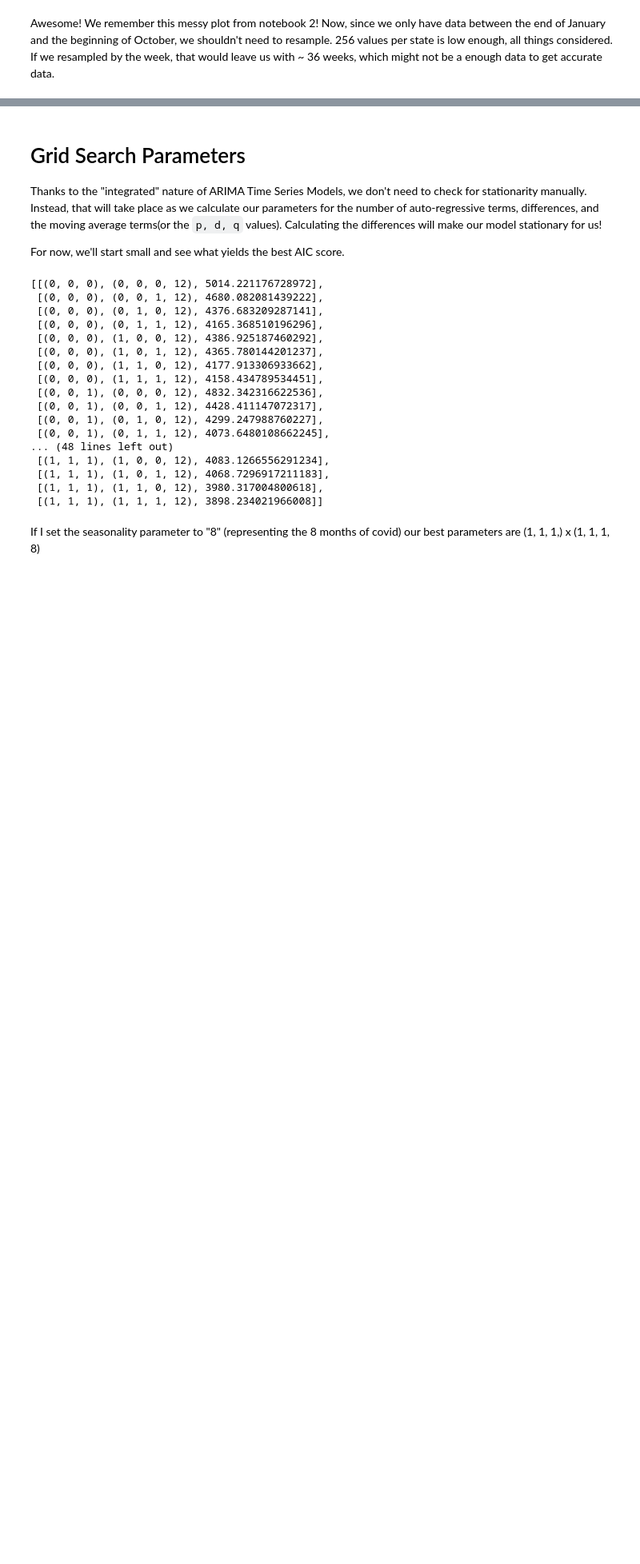
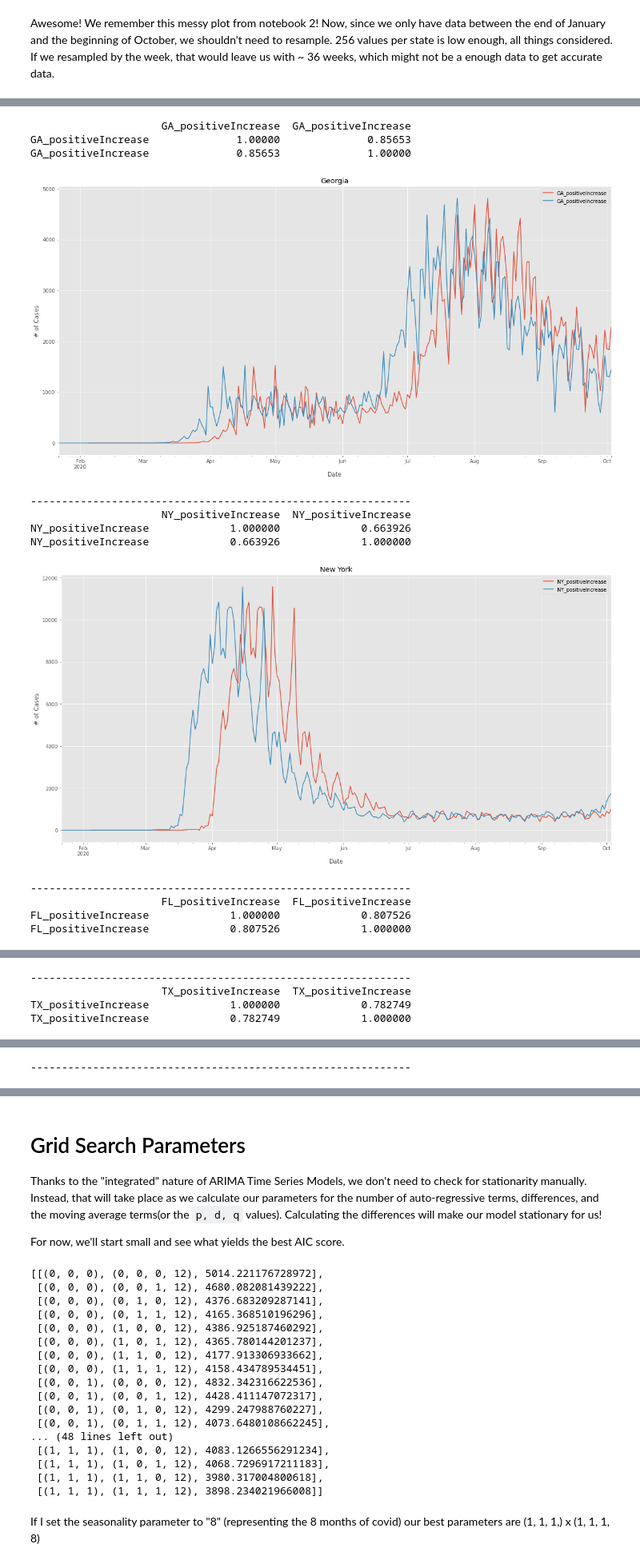
Before and after one commit to bmauss/COVID_Forecast, a Jupyter notebook: 3 ARIMA Modeling.ipynb, the cells around one changed output, grey strips where cells are left out. Shown at 80% size. Cells and saved outputs as stored; diff of their text form; code cells hidden in the pictures; blank space fills up the shorter version.

```diff
--- a/3 ARIMA Modeling.ipynb
+++ b/3 ARIMA Modeling.ipynb
@@ -94,0 +164,42 @@ Awesome! We remember this messy plot from notebook 2!  Now, since we only have d
+# %%
+# Georgia
+ga_lag_14 = lag(ga, 14)
+
+# New York
+ny_lag_14 = lag(ny, 14)
+
+# Florida
+fl_lag_14 = lag(fl, 14)
+
+# Texas
+tx_lag_14 = lag(tx, 14)
+# %%
+# Loop through and print out the correlation and plots for each
+# lagged dataframe
+
+states = [ga_lag_14, ny_lag_14, fl_lag_14, tx_lag_14]
+
+titles = ['Georgia', 'New York', 'Florida', 'Texas']
+
+for i in range(len(states)):
+    print(states[i].corr())
+    states[i].plot(figsize=(20, 10))
+    plt.xlabel('Date')
+    plt.ylabel('# of Cases')
+    plt.title(titles[i])
+    plt.show();
+    print('-------------------------------------------------------------')
+# %% [output]
+                     GA_positiveIncrease  GA_positiveIncrease
+GA_positiveIncrease              1.00000              0.85653
+GA_positiveIncrease              0.85653              1.00000
+[figure, added]
+-------------------------------------------------------------
+                     NY_positiveIncrease  NY_positiveIncrease
+NY_positiveIncrease             1.000000             0.663926
+NY_positiveIncrease             0.663926             1.000000
+[figure, added]
+-------------------------------------------------------------
+                     FL_positiveIncrease  FL_positiveIncrease
+FL_positiveIncrease             1.000000             0.807526
+FL_positiveIncrease             0.807526             1.000000
@@ -94,0 +207,4 @@ Awesome! We remember this messy plot from notebook 2!  Now, since we only have d
+-------------------------------------------------------------
+                     TX_positiveIncrease  TX_positiveIncrease
+TX_positiveIncrease             1.000000             0.782749
+TX_positiveIncrease             0.782749             1.000000
@@ -94,0 +212 @@ Awesome! We remember this messy plot from notebook 2!  Now, since we only have d
+-------------------------------------------------------------
```
Also changed, not shown: parts of 14 cells of this notebook, 2 other files.
